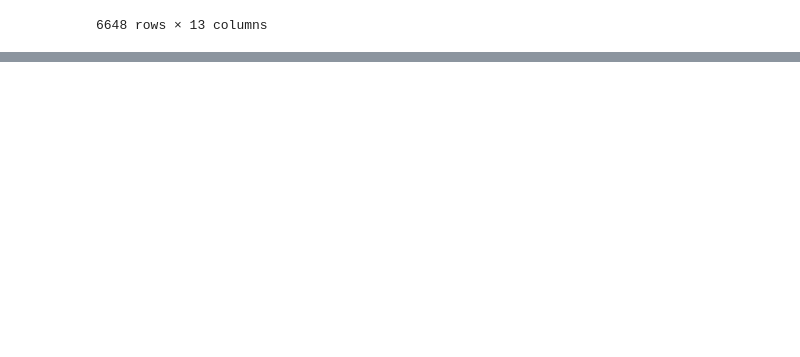
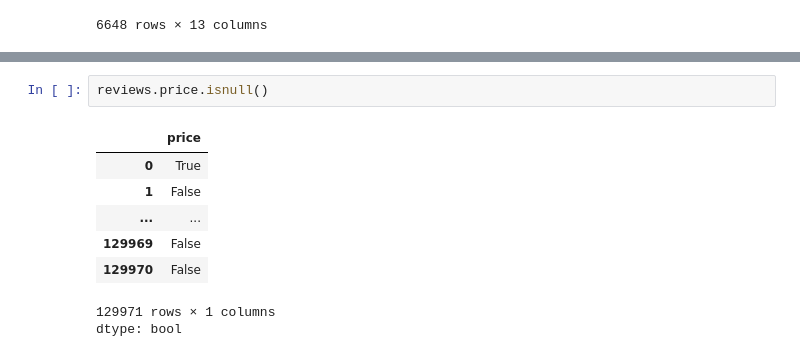
Before and after one commit to GTD2401-ACD-GA-AD25/03-pandas-ricardo-qm, a Jupyter notebook: 02. IndSelAss.ipynb, the cells around one changed output, grey strips where cells are left out. Drawn from its saved outputs; the diff is of its cells as text; blank space fills up the shorter version.

```diff
--- a/02. IndSelAss.ipynb
+++ b/02. IndSelAss.ipynb
@@ -227,0 +258,11 @@ reviews.loc[(reviews.country == 'Italy') & (reviews.points >= 90)]
+# %%
+reviews.price.isnull()
+# %% [output]
+|  | price |
+| 0 | True |
+| 1 | False |
+| ... | ... |
+| 129969 | False |
+| 129970 | False |
+129971 rows × 1 columns
+dtype: bool
```
Also changed, not shown: parts of 13 cells of this notebook.
